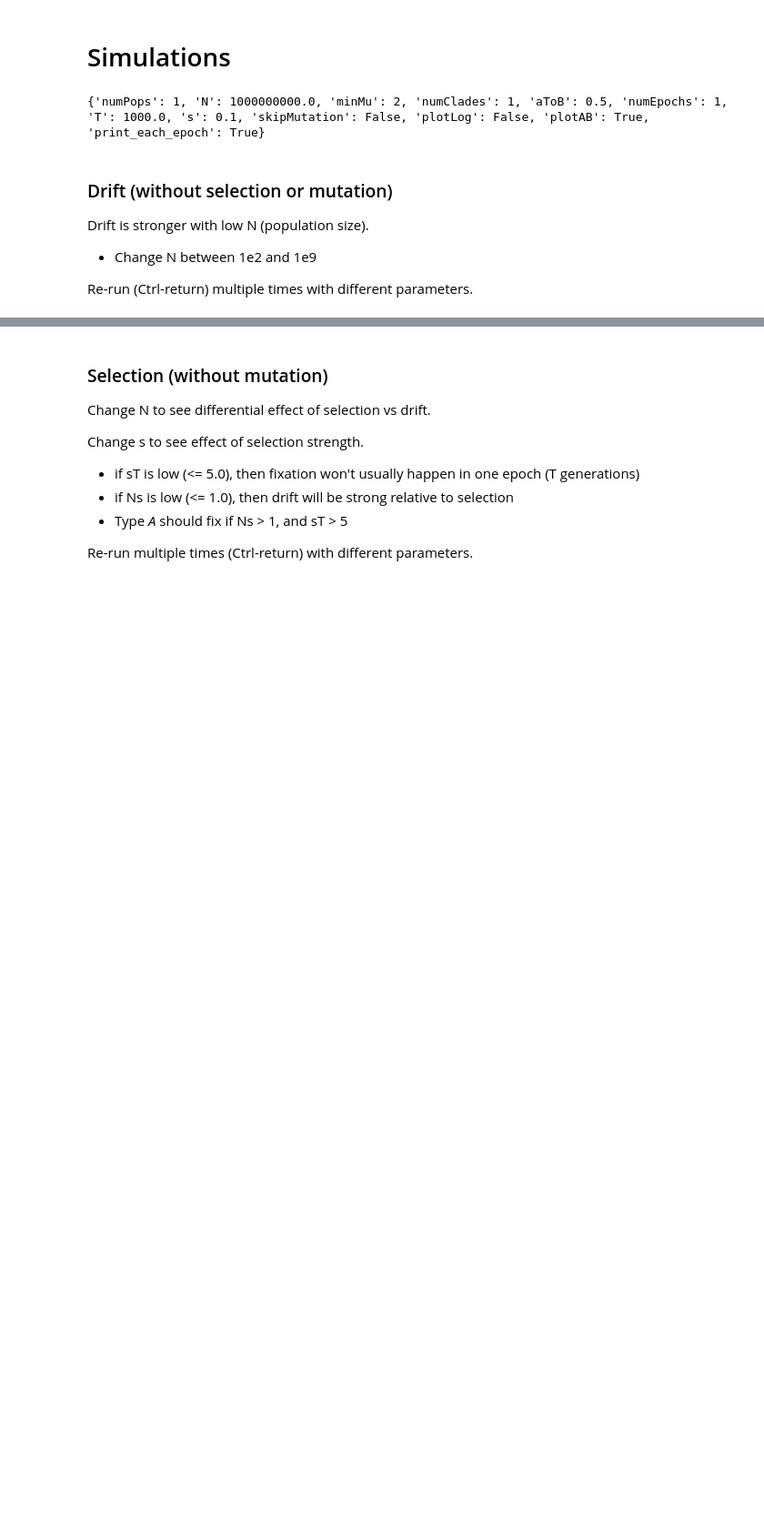
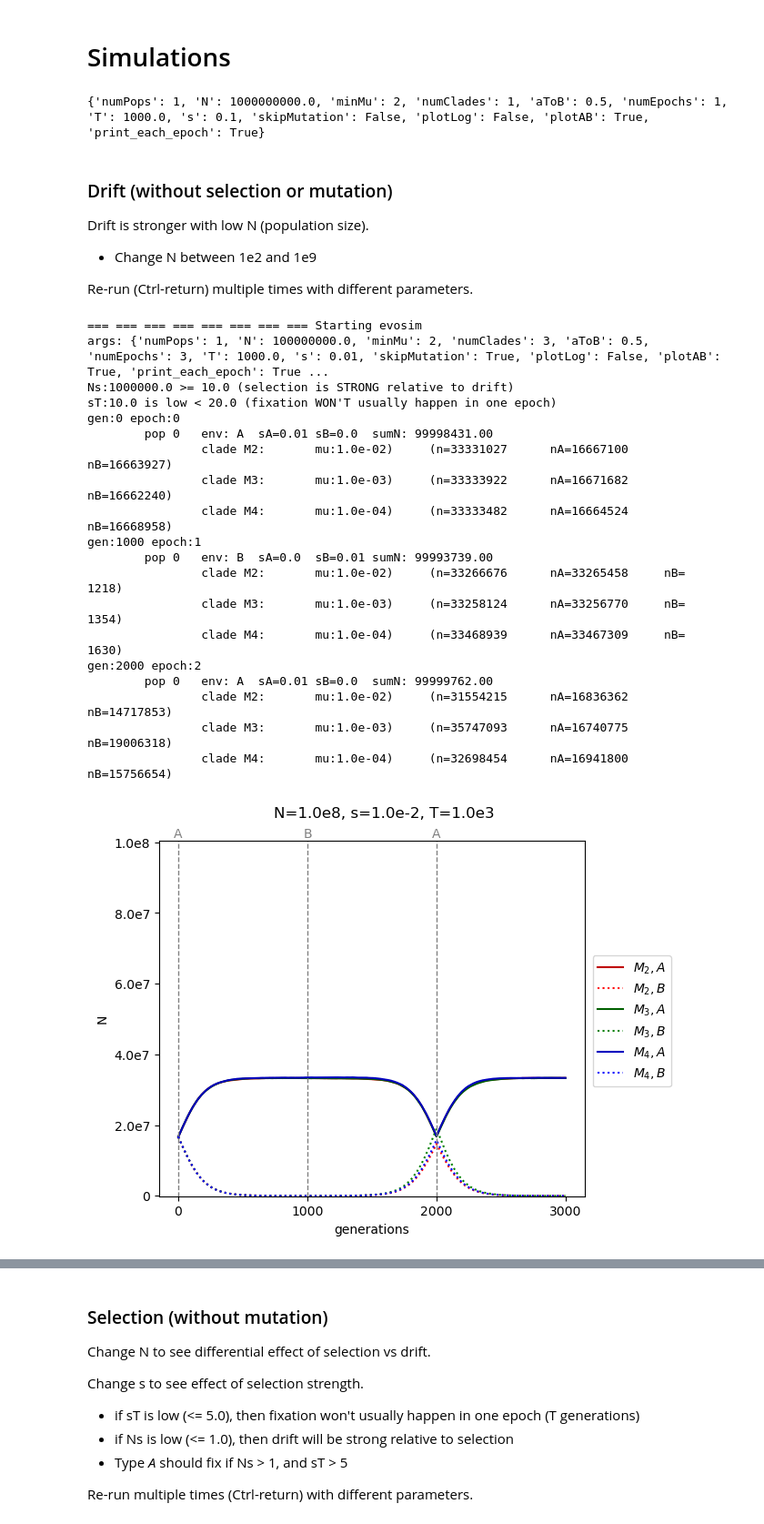
Before and after one commit to mepster/evosim, a Jupyter notebook: evosim.ipynb, the cells around one changed output, grey strips where cells are left out. Shown: that part at 91% size. Drawn from its saved outputs; the diff is of its cells as text; code cells hidden in the pictures; blank space fills up the shorter version.

```diff
--- a/evosim.ipynb
+++ b/evosim.ipynb
@@ -91,13 +91,35 @@ Re-run (Ctrl-return) multiple times with different parameters.
 # %%
 # goal: to see effect of population size on drift
 
 override_args = evosim.DotAccessibleDict()
 
-override_args.s = 0.0 # no selection
+override_args.s = 0.01 # no selection
 override_args.skipMutation = True # no mutation
+override_args.print_each_epoch = True
 
-#override_args.numClades = 3
-#override_args.numEpochs = 3
+override_args.numClades = 3
+override_args.numEpochs = 3
+override_args.N = 1e8 # change N between 1e2 and 1e9, re-run multple times (Ctrl-return)
 
-override_args.N = 1e6 # change N between 1e2 and 1e9, re-run multple times (Ctrl-return)
-#evosim.evosim(override_args)
+evosim.evosim(override_args)
+# %% [output]
+=== === === === === === === === Starting evosim
+args: {'numPops': 1, 'N': 100000000.0, 'minMu': 2, 'numClades': 3, 'aToB': 0.5, 'numEpochs': 3, 'T': 1000.0, 's': 0.01, 'skipMutation': True, 'plotLog': False, 'plotAB': True, 'print_each_epoch': True ...
+Ns:1000000.0 >= 10.0 (selection is STRONG relative to drift)
+sT:10.0 is low < 20.0 (fixation WON'T usually happen in one epoch)
+gen:0 epoch:0
+        pop 0   env: A  sA=0.01 sB=0.0  sumN: 99998431.00
+                clade M2:       mu:1.0e-02)     (n=33331027      nA=16667100     nB=16663927)
+                clade M3:       mu:1.0e-03)     (n=33333922      nA=16671682     nB=16662240)
+                clade M4:       mu:1.0e-04)     (n=33333482      nA=16664524     nB=16668958)
+gen:1000 epoch:1
+        pop 0   env: B  sA=0.0  sB=0.01 sumN: 99993739.00
+                clade M2:       mu:1.0e-02)     (n=33266676      nA=33265458     nB=  1218)
+                clade M3:       mu:1.0e-03)     (n=33258124      nA=33256770     nB=  1354)
+                clade M4:       mu:1.0e-04)     (n=33468939      nA=33467309     nB=  1630)
+gen:2000 epoch:2
+        pop 0   env: A  sA=0.01 sB=0.0  sumN: 99999762.00
+                clade M2:       mu:1.0e-02)     (n=31554215      nA=16836362     nB=14717853)
+                clade M3:       mu:1.0e-03)     (n=35747093      nA=16740775     nB=19006318)
+                clade M4:       mu:1.0e-04)     (n=32698454      nA=16941800     nB=15756654)
+[figure, added]
```
Also changed, not shown: parts of 5 cells of this notebook, 1 other file.
